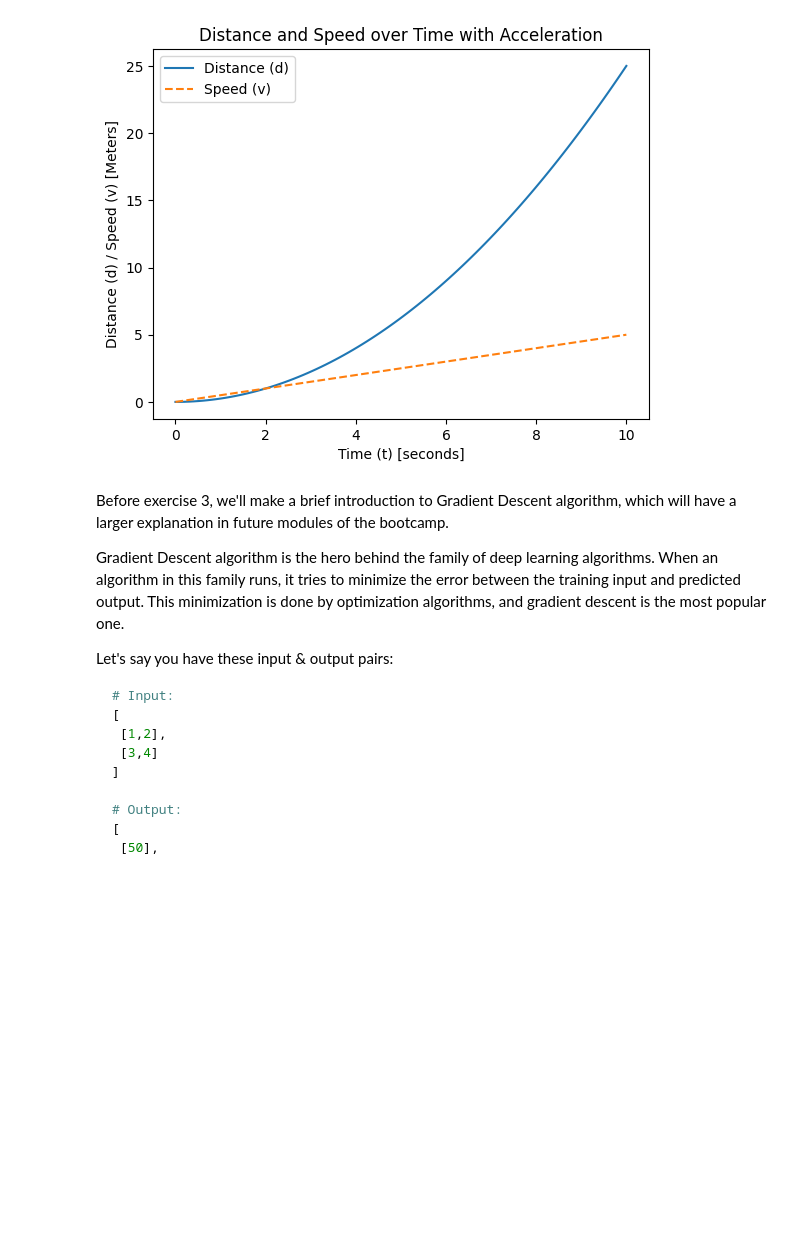
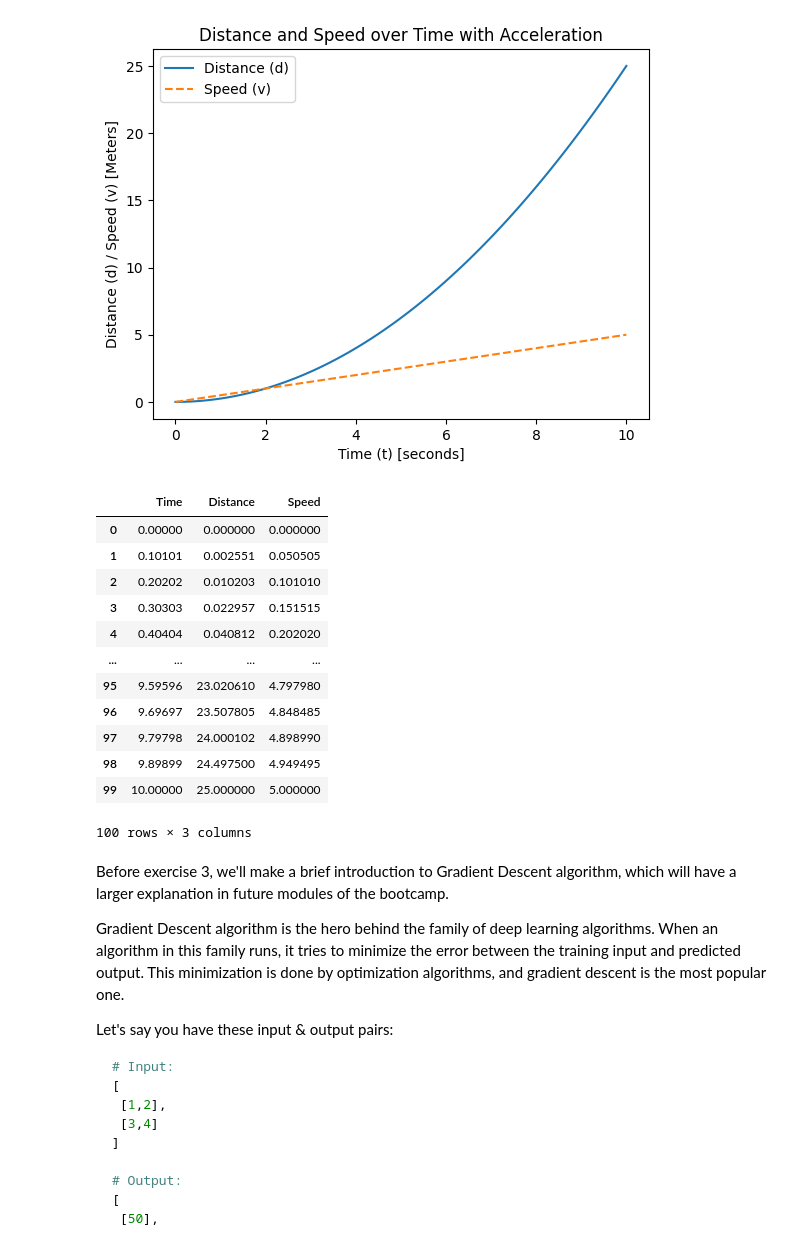
Before and after one commit to Nonpoint93/calculus-and-algebra-problems-with-python, a Jupyter notebook: notebook/problems.ipynb, the cells around one changed output. Saved outputs shown, nothing was run; the diff lists cells and outputs as text; code cells hidden in the pictures; blank space fills up the shorter version.

```diff
--- a/notebook/problems.ipynb
+++ b/notebook/problems.ipynb
@@ -111,7 +111,21 @@ plt.show()
 [figure]
 # %%
 # Create a DataFrame
-pd.DataFrame()
+pd.DataFrame({'Time': time_values, 'Distance': distance_values, 'Speed': speed_values})
+# %% [output]
+|  | Time | Distance | Speed |
+| 0 | 0.00000 | 0.000000 | 0.000000 |
+| 1 | 0.10101 | 0.002551 | 0.050505 |
+| 2 | 0.20202 | 0.010203 | 0.101010 |
+| 3 | 0.30303 | 0.022957 | 0.151515 |
+| 4 | 0.40404 | 0.040812 | 0.202020 |
+| ... | ... | ... | ... |
+| 95 | 9.59596 | 23.020610 | 4.797980 |
+| 96 | 9.69697 | 23.507805 | 4.848485 |
+| 97 | 9.79798 | 24.000102 | 4.898990 |
+| 98 | 9.89899 | 24.497500 | 4.949495 |
+| 99 | 10.00000 | 25.000000 | 5.000000 |
+100 rows × 3 columns
 # %% [markdown]
 Before exercise 3, we'll make a brief introduction to Gradient Descent algorithm, which will have a larger explanation in future modules of the bootcamp.
 
```
Also changed, not shown: parts of 8 cells of this notebook.
